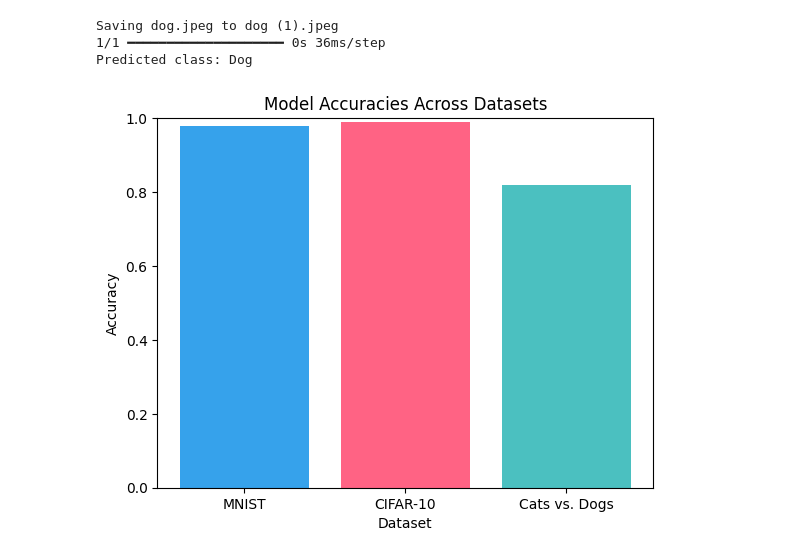
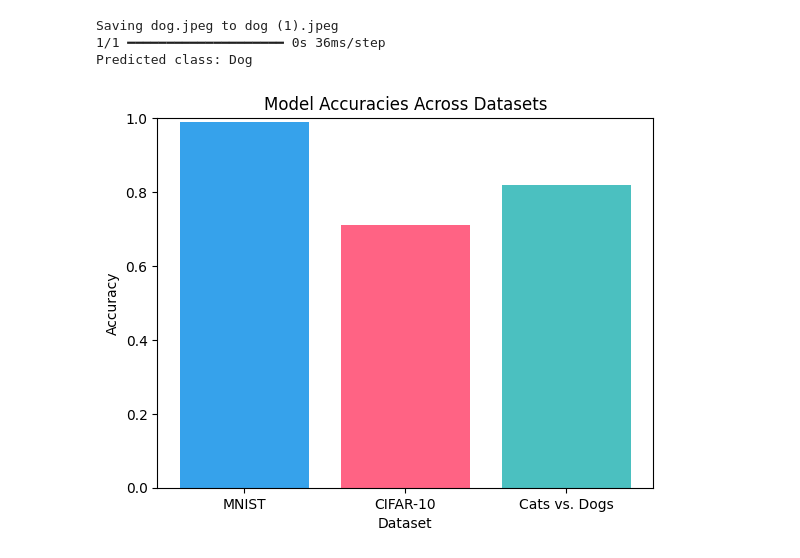
Before and after one commit to nigam-30/Image-Recognition, a Jupyter notebook: Image_Recognition_DevTown_Bootcamp_.ipynb, the cells around one changed output. Drawn from its saved outputs; the diff is of its cells as text; code cells hidden in the pictures.

```diff
--- a/Image_Recognition_DevTown_Bootcamp_.ipynb
+++ b/Image_Recognition_DevTown_Bootcamp_.ipynb
@@ -403,12 +403,12 @@ Predicted class: Dog
 # %%
 import matplotlib.pyplot as plt
 datasets = ['MNIST', 'CIFAR-10', 'Cats vs. Dogs']
-accuracies = [0.98, 0.99, 0.8197]
+accuracies = [0.99, 0.71, 0.8197]
 plt.bar(datasets, accuracies, color=['#36A2EB', '#FF6384', '#4BC0C0'])
 plt.title('Model Accuracies Across Datasets')
 plt.xlabel('Dataset')
 plt.ylabel('Accuracy')
 plt.ylim(0,1)
 plt.show()
 # %% [output]
-[figure, old version]
+[figure, new version]
```
